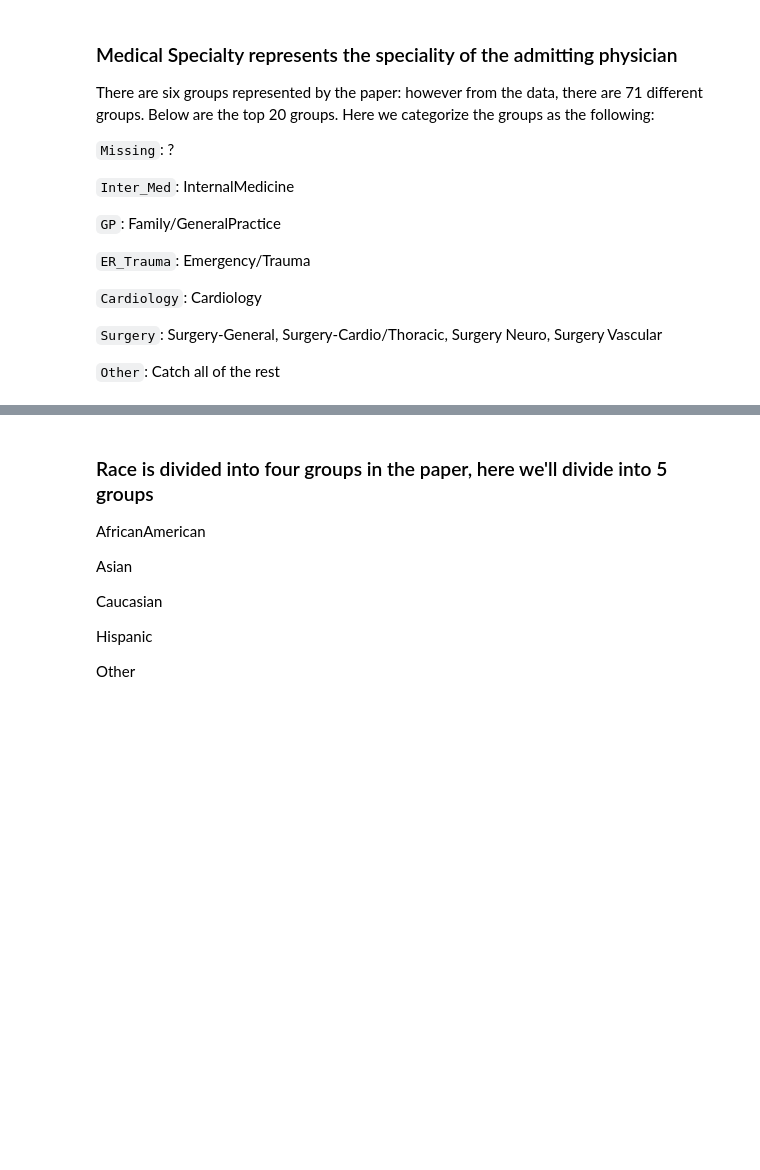
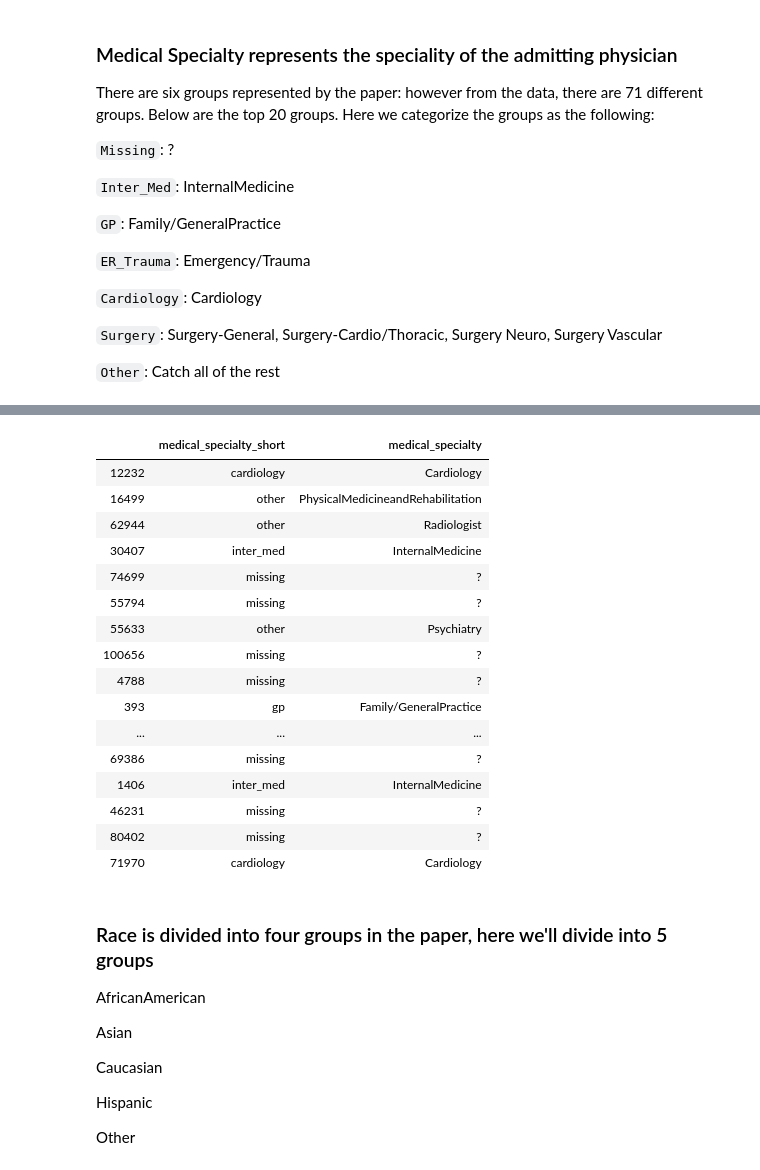
Before and after one commit to borkostolo/healthcare, a Jupyter notebook: dev/kailun/Readmission Model Initial EDA and Interaction Feature Engineering.ipynb, the cells around one changed output, grey strips where cells are left out. Saved outputs shown, nothing was run; the diff lists cells and outputs as text; code cells hidden in the pictures; blank space fills up the shorter version.

```diff
--- a/dev/kailun/Readmission Model Initial EDA and Interaction Feature Engineering.ipynb
+++ b/dev/kailun/Readmission Model Initial EDA and Interaction Feature Engineering.ipynb
@@ -499,6 +462,26 @@ def conv_ms_cat(ms_cat):
     return result
 # %%
 train_data_2['medical_specialty_short']=train_data_2['medical_specialty'].apply(lambda x: conv_ms_cat(x))
+# %%
+train_data_2[['medical_specialty_short', 'medical_specialty']].sample(50)
+# %% [output]
+|  | medical_specialty_short | medical_specialty |
+| 12232 | cardiology | Cardiology |
+| 16499 | other | PhysicalMedicineandRehabilitation |
+| 62944 | other | Radiologist |
+| 30407 | inter_med | InternalMedicine |
+| 74699 | missing | ? |
+| 55794 | missing | ? |
+| 55633 | other | Psychiatry |
+| 100656 | missing | ? |
+| 4788 | missing | ? |
+| 393 | gp | Family/GeneralPractice |
+| ... | ... | ... |
+| 69386 | missing | ? |
+| 1406 | inter_med | InternalMedicine |
+| 46231 | missing | ? |
+| 80402 | missing | ? |
+| 71970 | cardiology | Cardiology |
 # %%
 four_dum_tree = pd.get_dummies(train_data_2[['medical_specialty_short']])
 four=list(four_dum_tree.columns)
```
Also changed, not shown: parts of 43 cells of this notebook, 11 other files.
